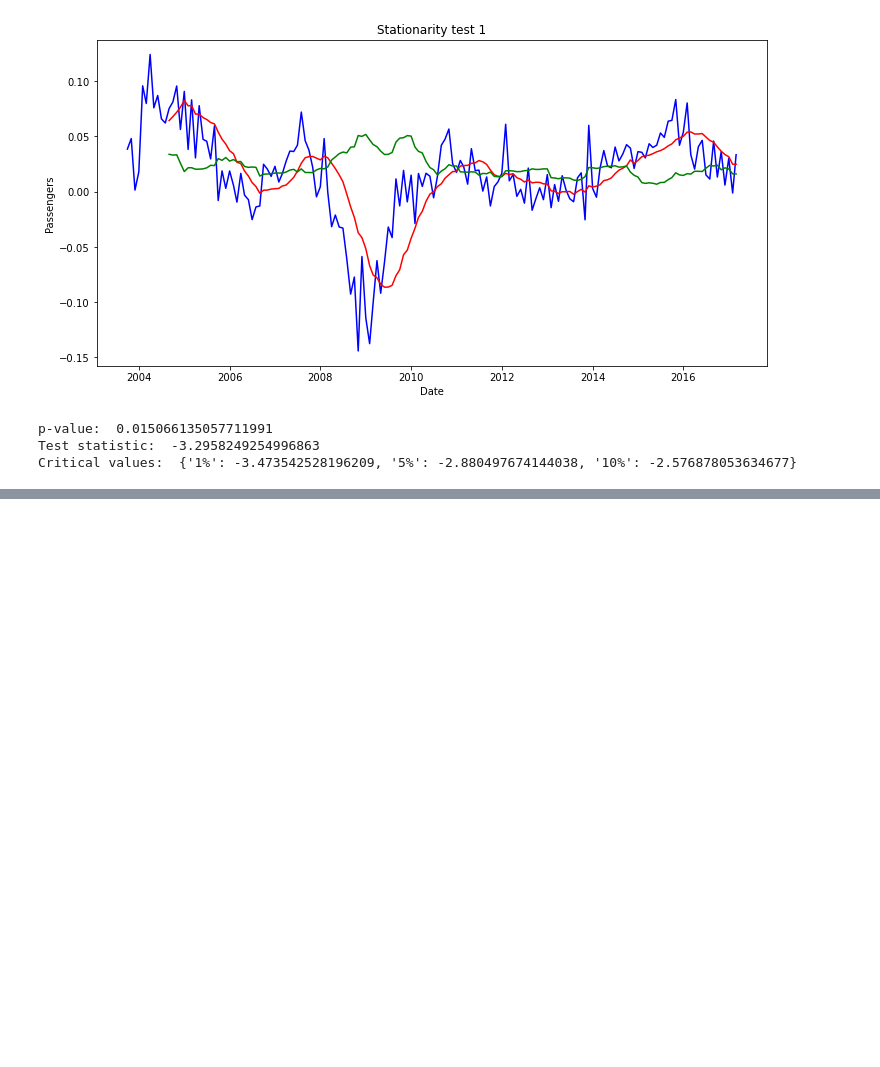
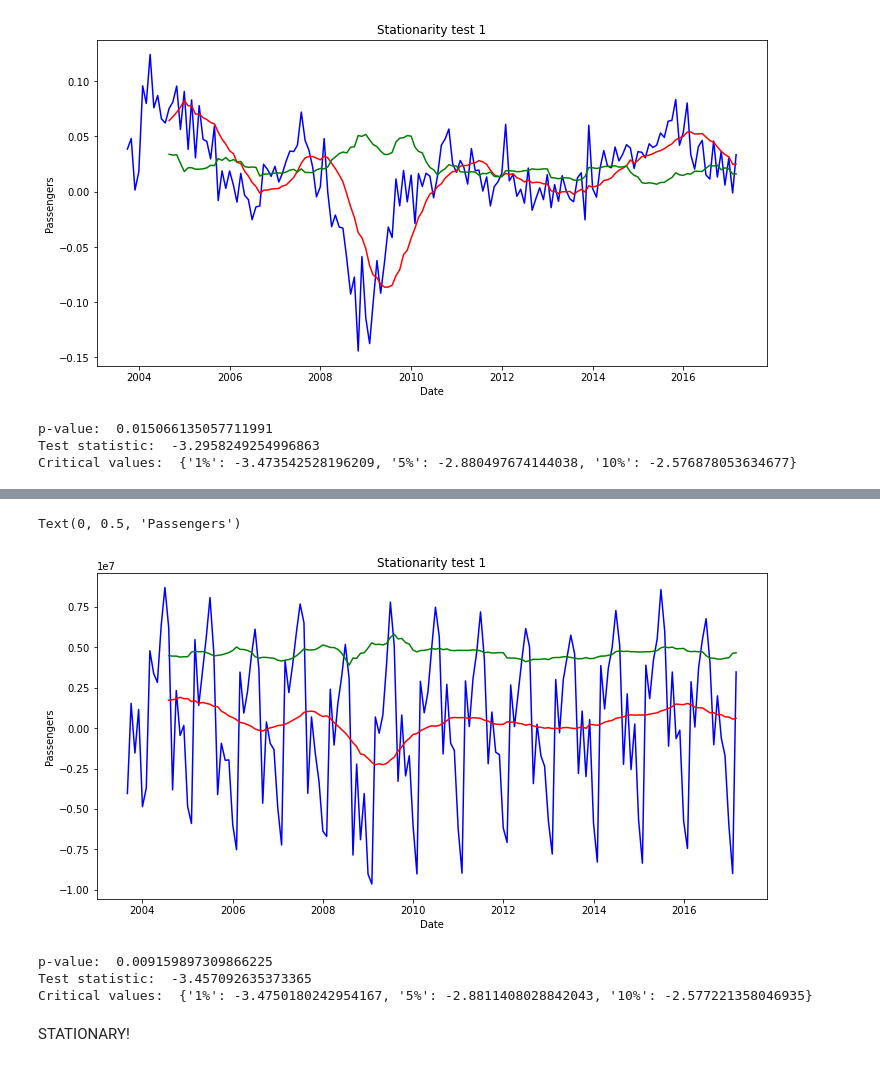
Before and after one commit to karthiksajeev94/Test, a Jupyter notebook: Time Series Forecasting.ipynb, the cells around one changed output, grey strips where cells are left out. Saved outputs shown, nothing was run; the diff lists cells and outputs as text; code cells hidden in the pictures; blank space fills up the shorter version.

```diff
--- a/Time Series Forecasting.ipynb
+++ b/Time Series Forecasting.ipynb
@@ -452,0 +527,22 @@ Critical values:  {'1%': -3.473542528196209, '5%': -2.880497674144038, '10%': -2
+# %%
+plt.figure(figsize=(12,6))
+plt.plot(df_dom_rm_diff,color='blue',label='Original')
+plt.plot(df_dom_rm_rol_mean,color='red',label='Rolling mean')
+plt.plot(df_dom_rm_rol_std,color='green',label='Rolling std')
+plt.title('Stationarity test 1')
+plt.xlabel('Date')
+plt.ylabel('Passengers')
+# %% [output]
+Text(0, 0.5, 'Passengers')
+[figure, added]
+# %%
+adf_rm_result=adfuller(df_dom_rm_diff)
+print("p-value: ",adf_rm_result[1])
+print("Test statistic: ",adf_rm_result[0])
+print("Critical values: ",adf_rm_result[4])
+# %% [output]
+p-value:  0.009159897309866225
+Test statistic:  -3.457092635373365
+Critical values:  {'1%': -3.4750180242954167, '5%': -2.8811408028842043, '10%': -2.577221358046935}
+# %% [markdown]
+STATIONARY!
```
Also changed, not shown: parts of 80 cells of this notebook.
